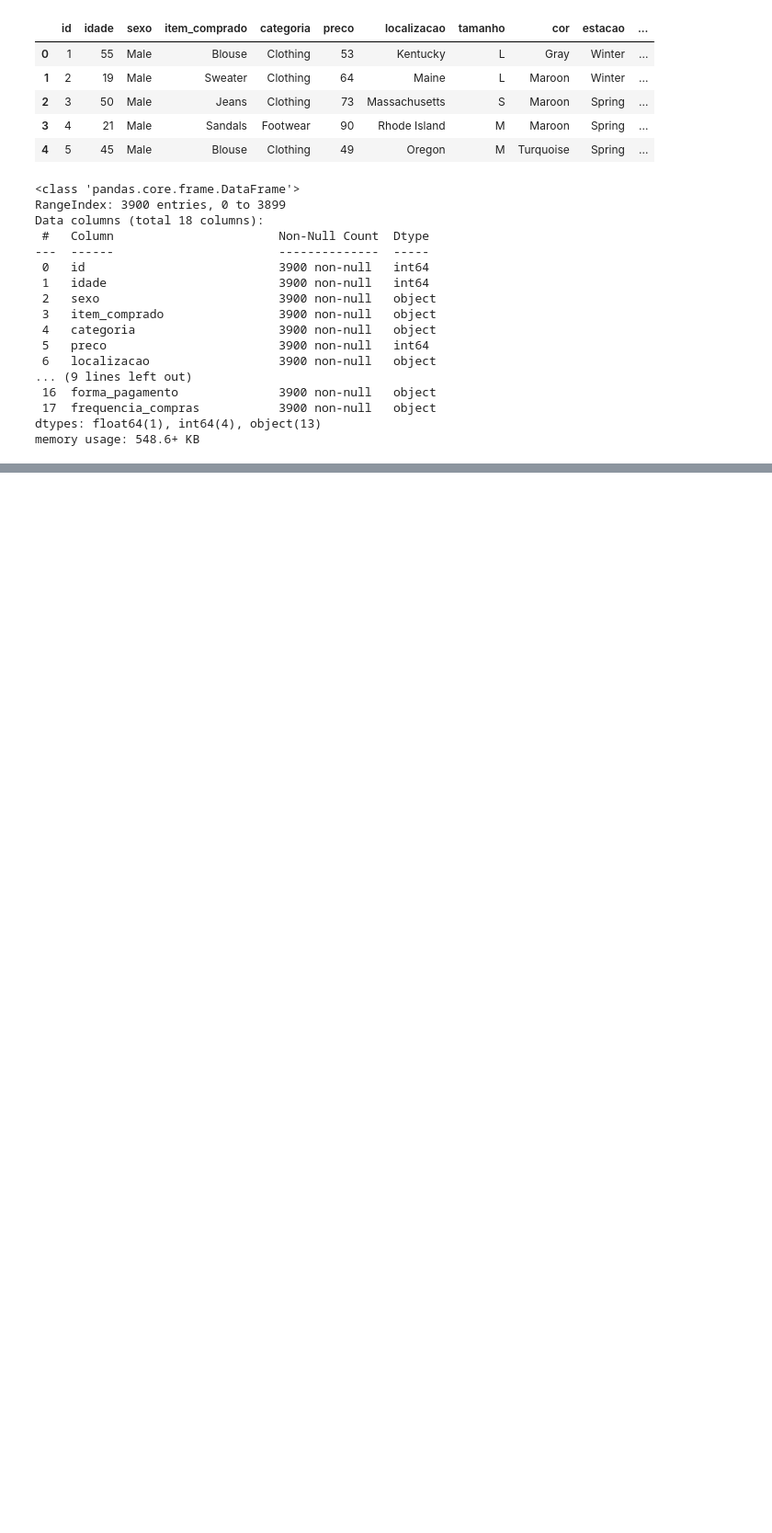
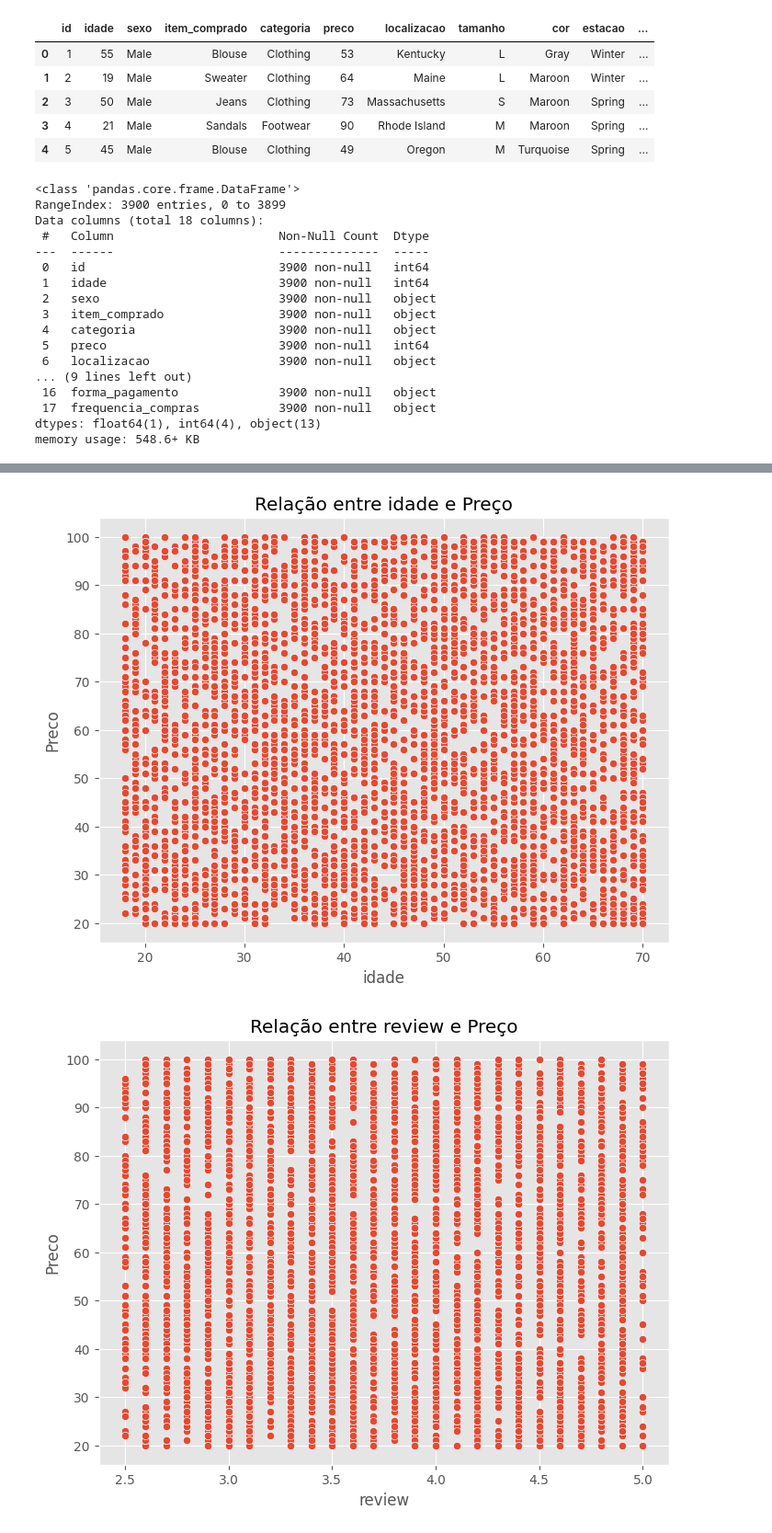
Before and after one commit to angelico-intelligence/clusterizacao-clientes, a Jupyter notebook: AnaliseClientes.ipynb, the cells around one changed output, grey strips where cells are left out. Shown at 92% size. Drawn from its saved outputs; the diff is of its cells as text; code cells hidden in the pictures; blank space fills up the shorter version.

```diff
--- a/AnaliseClientes.ipynb
+++ b/AnaliseClientes.ipynb
@@ -109,0 +133,11 @@ for column in num_columns:
+# %%
+for column in num_columns.drop('preco'):
+  plt.figure(figsize=(8, 6))
+  sns.scatterplot(x=column, y='preco', data=df_shopping)
+  plt.title(f'Relação entre {column} e Preço')
+  plt.xlabel(column)
+  plt.ylabel('Preco')
+  plt.show()
+# %% [output]
+[figure, added]
+[figure, added]
```
Also changed, not shown: parts of 29 cells of this notebook.
